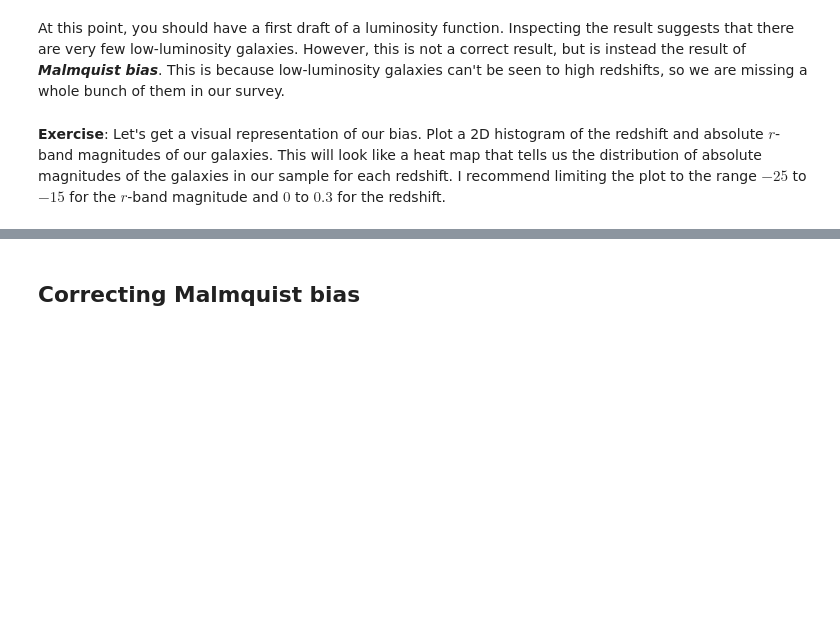
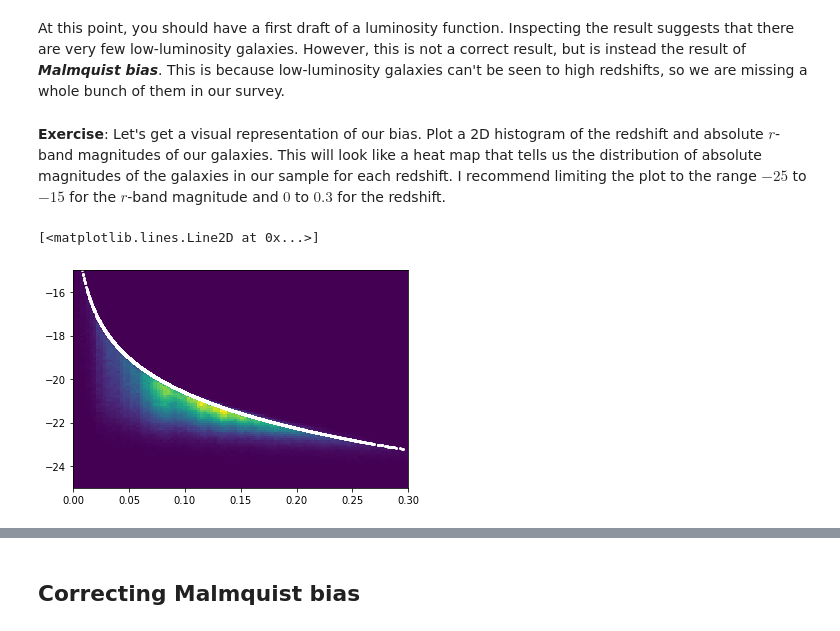
Before and after one commit to katiesavarc/DataSci_Lab, a Jupyter notebook: CodingLab04/CodingLab04_LuminosityFunctions.ipynb, the cells around one changed output, grey strips where cells are left out. Saved outputs shown, nothing was run; the diff lists cells and outputs as text; code cells hidden in the pictures; blank space fills up the shorter version.

```diff
--- a/CodingLab04/CodingLab04_LuminosityFunctions.ipynb
+++ b/CodingLab04/CodingLab04_LuminosityFunctions.ipynb
@@ -257 +258,20 @@ __Exercise__: Let's get a visual representation of our bias. Plot a 2D histogram
+# %%
+#Calculate absolute magnitude given apparent magnitude and redshift
+m_faintest = 17.77
+z_limited_range = z[(z > 0) & (z < 0.3)]
+
+Dl = np.array(cosmo.luminosity_distance(z_limited_range).value.tolist())
+M_faintest = m_faintest - 5*np.log10(1e6*Dl/10)
+# %%
+## Your code here
+#Plot the 2D histogram of redshift and absolute magnitude
+range_vals = [[0, 0.3],[-25, -15]]
+[hist_vals, xedges, yedges, image] = plt.hist2d(z, M, bins = 100, range = range_vals)
+
+#Overlay the edge prediction curve
+sparse_number = 100 #Plot only every n-th element in the arrays since matplotlib has a limit for array size
+plt.plot(z_limited_range[0::sparse_number], M_faintest[0::sparse_number], 'wo', markersize=1)
+# %% [output]
+[<matplotlib.lines.Line2D at 0x...>]
+[figure, added]
 # %% [markdown]
```
Also changed, not shown: parts of 3 cells of this notebook.
